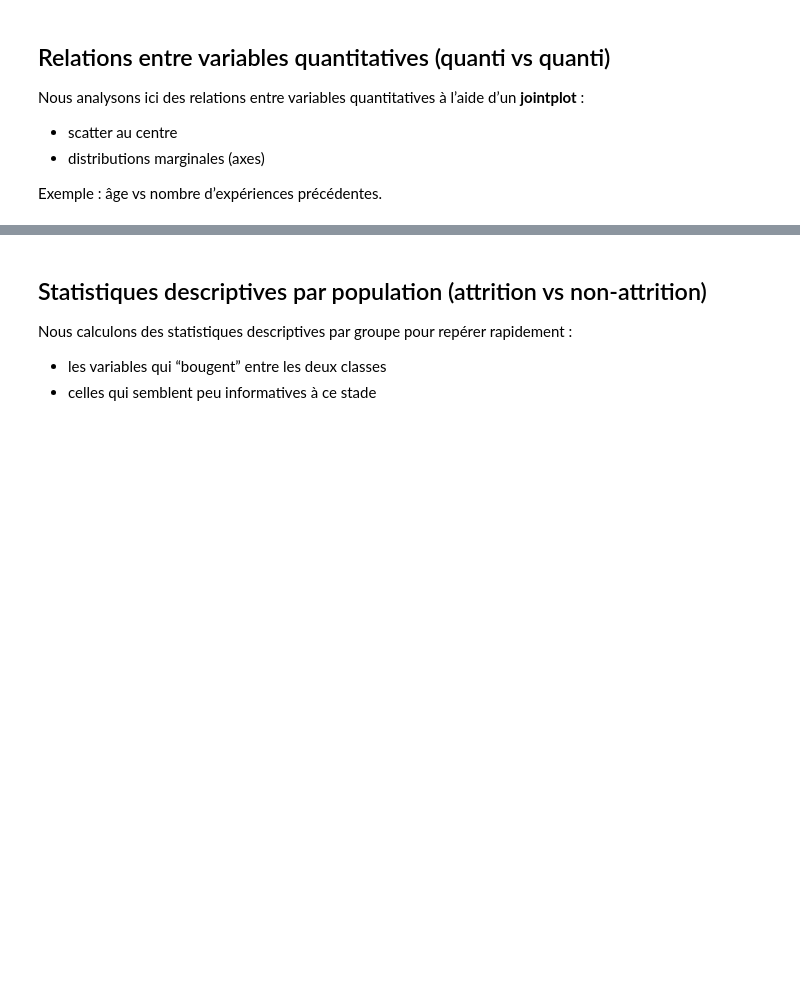
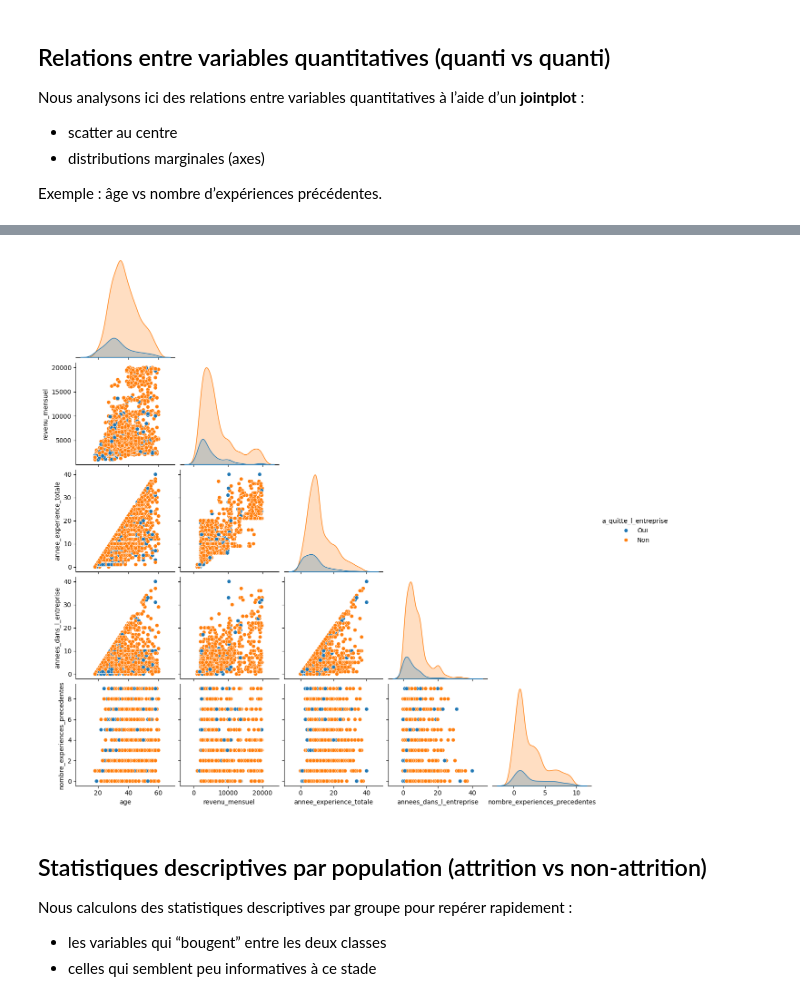
Before and after one commit to Ben-Girard/PrjPerso_hr-attrition-mlops, a Jupyter notebook: notebooks/02_eda_insights.ipynb, the cells around one changed output, grey strips where cells are left out. Cells and saved outputs as stored; diff of their text form; code cells hidden in the pictures; blank space fills up the shorter version.

```diff
--- a/notebooks/02_eda_insights.ipynb
+++ b/notebooks/02_eda_insights.ipynb
@@ -167,3 +195,22 @@ if x_col in df.columns and y_col in df.columns:
+# %%
+# Sous-ensemble de variables pour le pairplot (lisibilité)
+pairplot_cols = [
+    "age",
+    "revenu_mensuel",
+    "annee_experience_totale",
+    "annees_dans_l_entreprise",
+    "nombre_experiences_precedentes",
+]
+
+sns.pairplot(
+    df[pairplot_cols + ["a_quitte_l_entreprise"]],
+    hue="a_quitte_l_entreprise",
+    diag_kind="kde",
+    corner=True,
+)
+plt.show()
+# %% [output]
+[figure, added]
 # %% [markdown]
 ## Statistiques descriptives par population (attrition vs non-attrition)
 
```
Also changed, not shown: parts of 3 cells of this notebook, 5 other files.
